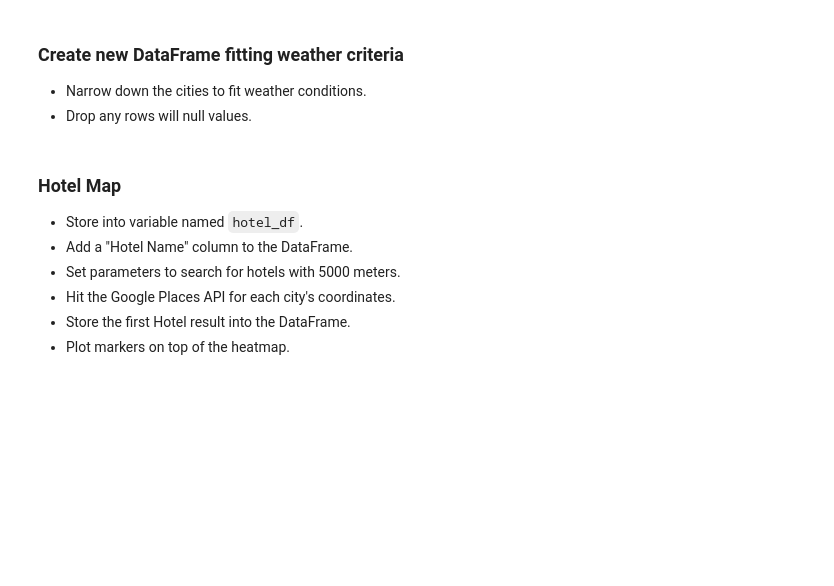
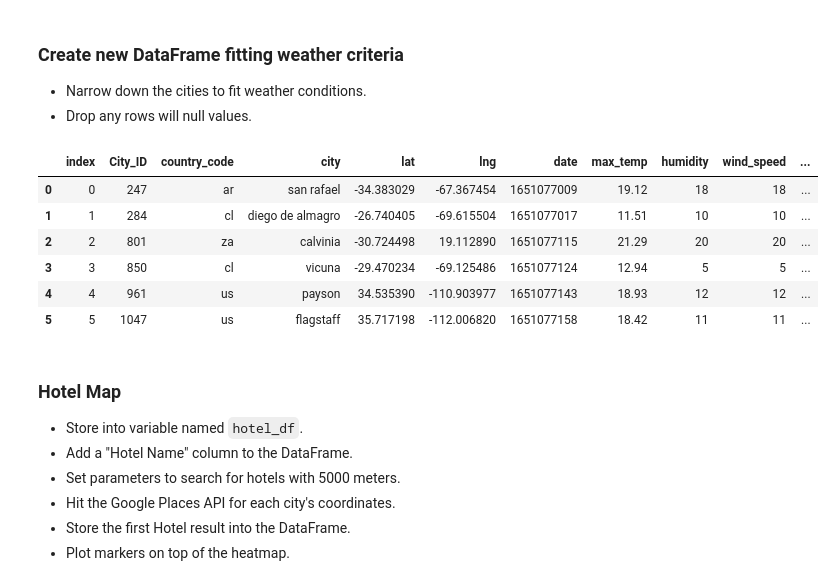
Before and after one commit to Ejwpls/python-api-challenge, a Jupyter notebook: starter_code/VacationPy.ipynb, the cells around one changed output. Drawn from its saved outputs; the diff is of its cells as text; code cells hidden in the pictures; blank space fills up the shorter version.

```diff
--- a/starter_code/VacationPy.ipynb
+++ b/starter_code/VacationPy.ipynb
@@ -59,11 +59,25 @@ fig
 * Drop any rows will null values.
 # %%
 #set weather criteria parameter
-max_cloud = 50
+max_cloud = 20
 max_humidity = 20
+max_windspeed = 25
+max_temp = 25
 
 #store into new dataframe
-hotel_df = city_df.loc[(city_df['cloudiness'] <= max_cloud) & (city_df['humidity'] <= max_humidity)].reset_index()
+hotel_df = city_df.loc[(city_df['cloudiness'] <= max_cloud) & (city_df['humidity'] <= max_humidity) & (city_df['wind_speed'] <= max_windspeed)& (city_df['max_temp'] <= max_temp)].reset_index()
+
+hotel_df.reset_index(inplace=True)
+
+hotel_df
+# %% [output]
+|  | index | City_ID | country_code | city | lat | lng | date | max_temp | humidity | wind_speed | ... |
+| 0 | 0 | 247 | ar | san rafael | -34.383029 | -67.367454 | 1651077009 | 19.12 | 18 | 18 | ... |
+| 1 | 1 | 284 | cl | diego de almagro | -26.740405 | -69.615504 | 1651077017 | 11.51 | 10 | 10 | ... |
+| 2 | 2 | 801 | za | calvinia | -30.724498 | 19.112890 | 1651077115 | 21.29 | 20 | 20 | ... |
+| 3 | 3 | 850 | cl | vicuna | -29.470234 | -69.125486 | 1651077124 | 12.94 | 5 | 5 | ... |
+| 4 | 4 | 961 | us | payson | 34.535390 | -110.903977 | 1651077143 | 18.93 | 12 | 12 | ... |
+| 5 | 5 | 1047 | us | flagstaff | 35.717198 | -112.006820 | 1651077158 | 18.42 | 11 | 11 | ... |
 # %% [markdown]
 ### Hotel Map
 * Store into variable named `hotel_df`.
```
Also changed, not shown: parts of 4 cells of this notebook, 7 other files.
